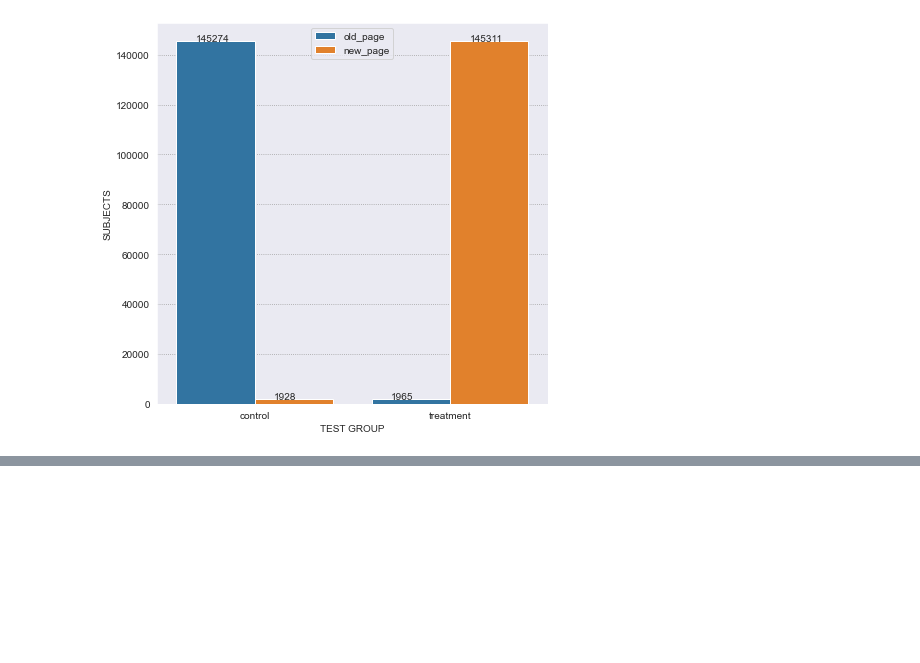
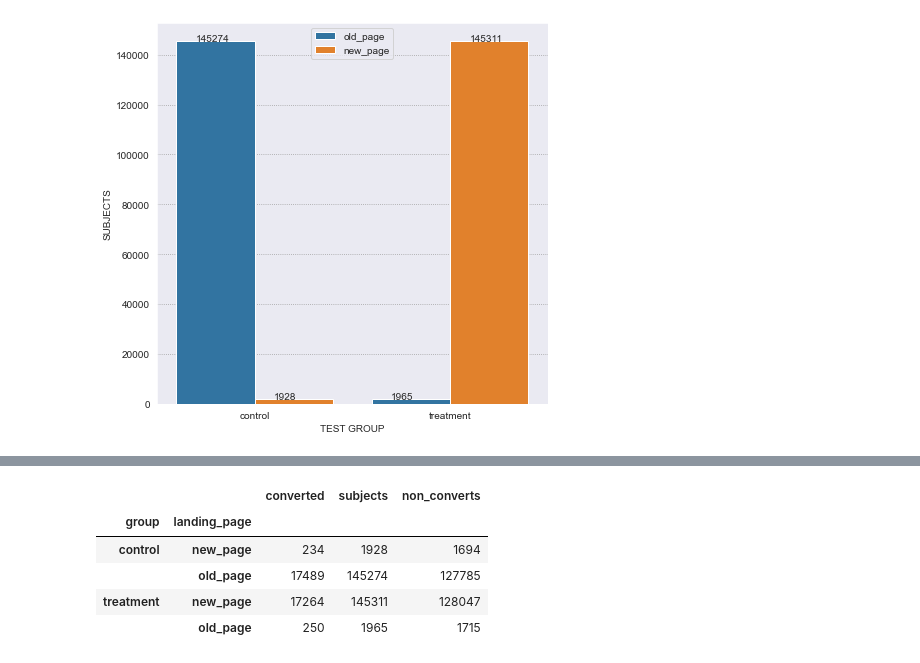
Before and after one commit to josephine-amponsah/web-feature-selection, a Jupyter notebook: chi-square-test.ipynb, the cells around one changed output, grey strips where cells are left out. Cells and saved outputs as stored; diff of their text form; code cells hidden in the pictures; blank space fills up the shorter version.

```diff
--- a/chi-square-test.ipynb
+++ b/chi-square-test.ipynb
@@ -70,6 +72,6 @@ for p in _.patches:
 [figure]
 # %%
 #filtering and grouping data
-data = data.drop(['user_id', 'timestamp'], axis=1)
+data_sel = data.drop(['user_id', 'timestamp'], axis=1)
 # %%
-data.groupby(['group', 'landing_page']).sum('converted')
+data_grouped = data_sel.groupby(['group', 'landing_page']).sum('converted')
@@ -82,0 +87,12 @@ data.groupby(['group', 'landing_page']).sum('converted')
+# %%
+data_grouped['subjects'] = data_sel.groupby(['group', 'landing_page'])['converted'].count()
+data_grouped['non_converts'] = data_grouped['subjects'] -data_grouped['converted']
+# %%
+data_grouped
+# %% [output]
+|  |  | converted | subjects | non_converts |
+| group | landing_page |  |  |  |
+| control | new_page | 234 | 1928 | 1694 |
+|  | old_page | 17489 | 145274 | 127785 |
+| treatment | new_page | 17264 | 145311 | 128047 |
+|  | old_page | 250 | 1965 | 1715 |
```
Also changed, not shown: parts of 10 cells of this notebook.
